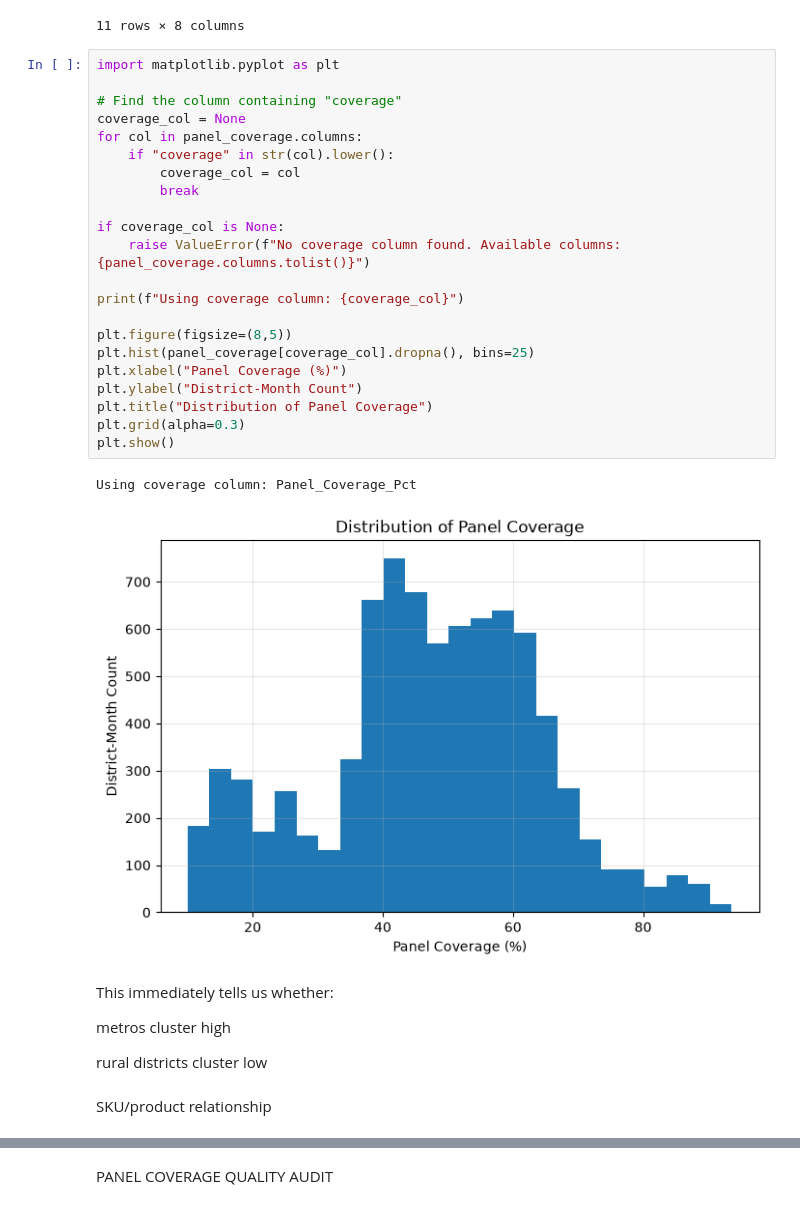
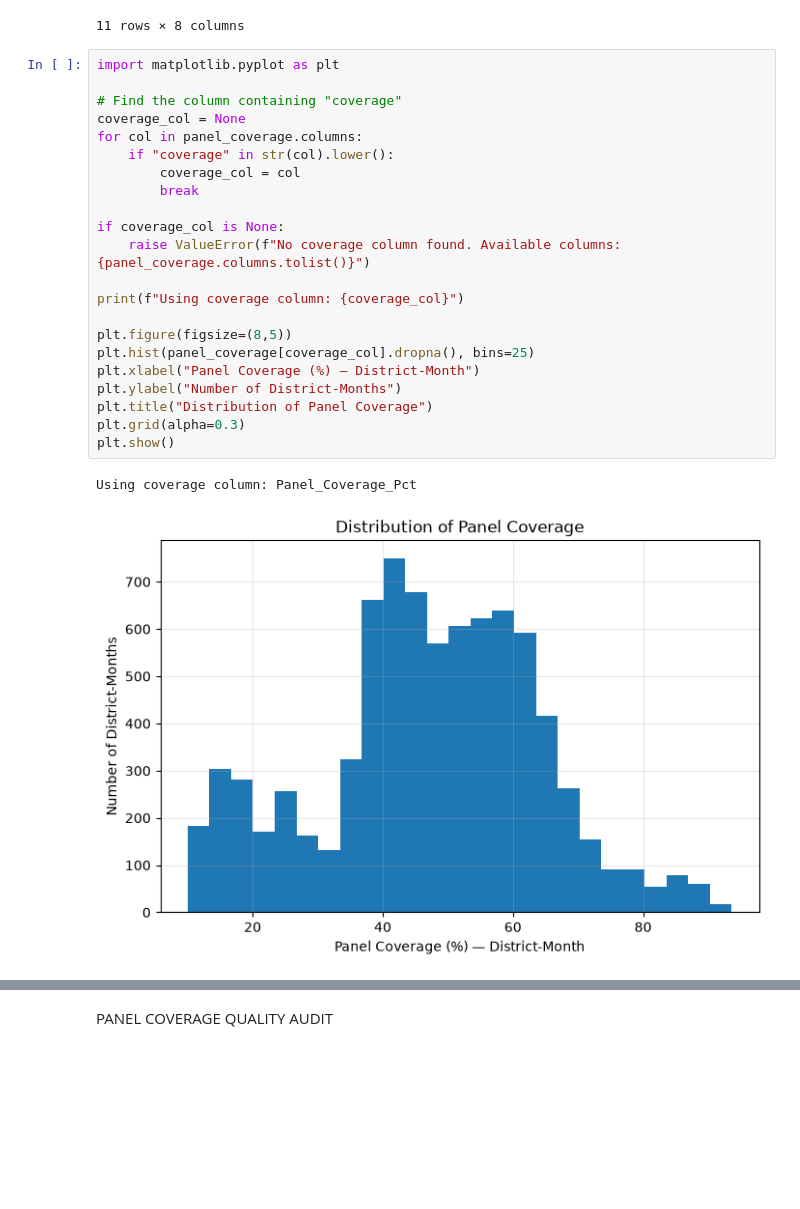
Before and after one commit to Sivahiteshreddy/Tailwyndz-Empty-On-The-Map, a Jupyter notebook: Notebooks/01_data_audit.ipynb, the cells around one changed output, grey strips where cells are left out. Saved outputs shown, nothing was run; the diff lists cells and outputs as text; blank space fills up the shorter version.

```diff
--- a/Notebooks/01_data_audit.ipynb
+++ b/Notebooks/01_data_audit.ipynb
@@ -655,33 +694,25 @@ panel_coverage.describe(include="all")
 # %%
 import matplotlib.pyplot as plt
 
 # Find the column containing "coverage"
 coverage_col = None
 for col in panel_coverage.columns:
     if "coverage" in str(col).lower():
         coverage_col = col
         break
 
 if coverage_col is None:
     raise ValueError(f"No coverage column found. Available columns: {panel_coverage.columns.tolist()}")
 
 print(f"Using coverage column: {coverage_col}")
 
 plt.figure(figsize=(8,5))
 plt.hist(panel_coverage[coverage_col].dropna(), bins=25)
-plt.xlabel("Panel Coverage (%)")
-plt.ylabel("District-Month Count")
+plt.xlabel("Panel Coverage (%) — District-Month")
+plt.ylabel("Number of District-Months")
 plt.title("Distribution of Panel Coverage")
 plt.grid(alpha=0.3)
 plt.show()
 # %% [output]
 Using coverage column: Panel_Coverage_Pct
-[figure, old version]
+[figure, new version]
-# %% [markdown]
-This immediately tells us whether:
-
-metros cluster high
-
-rural districts cluster low
-# %% [markdown]
-SKU/product relationship
```
Also changed, not shown: parts of 35 cells of this notebook, 2 other files.
